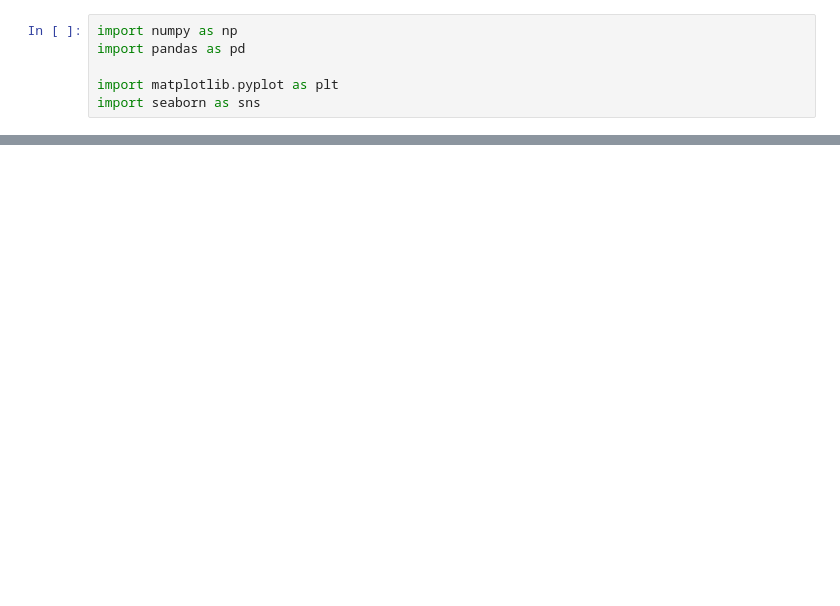
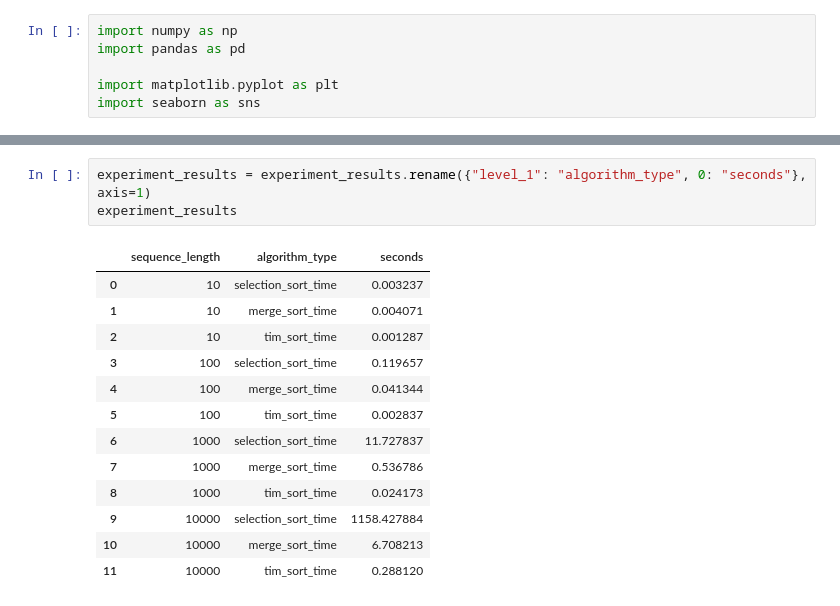
Before and after one commit to adamwilczynski/algorithms-and-data-structures, a Jupyter notebook: sorting/visualizations.ipynb, the cells around one changed output, grey strips where cells are left out. Drawn from its saved outputs; the diff is of its cells as text; blank space fills up the shorter version.

```diff
--- a/sorting/visualizations.ipynb
+++ b/sorting/visualizations.ipynb
@@ -36,0 +41,17 @@ ValueError: Could not interpret input 'sequence_length'
+# %%
+experiment_results = experiment_results.rename({"level_1": "algorithm_type", 0: "seconds"}, axis=1)
+experiment_results
+# %% [output]
+|  | sequence_length | algorithm_type | seconds |
+| 0 | 10 | selection_sort_time | 0.003237 |
+| 1 | 10 | merge_sort_time | 0.004071 |
+| 2 | 10 | tim_sort_time | 0.001287 |
+| 3 | 100 | selection_sort_time | 0.119657 |
+| 4 | 100 | merge_sort_time | 0.041344 |
+| 5 | 100 | tim_sort_time | 0.002837 |
+| 6 | 1000 | selection_sort_time | 11.727837 |
+| 7 | 1000 | merge_sort_time | 0.536786 |
+| 8 | 1000 | tim_sort_time | 0.024173 |
+| 9 | 10000 | selection_sort_time | 1158.427884 |
+| 10 | 10000 | merge_sort_time | 6.708213 |
+| 11 | 10000 | tim_sort_time | 0.288120 |
```
Also changed, not shown: parts of 5 cells of this notebook, 2 other files.
